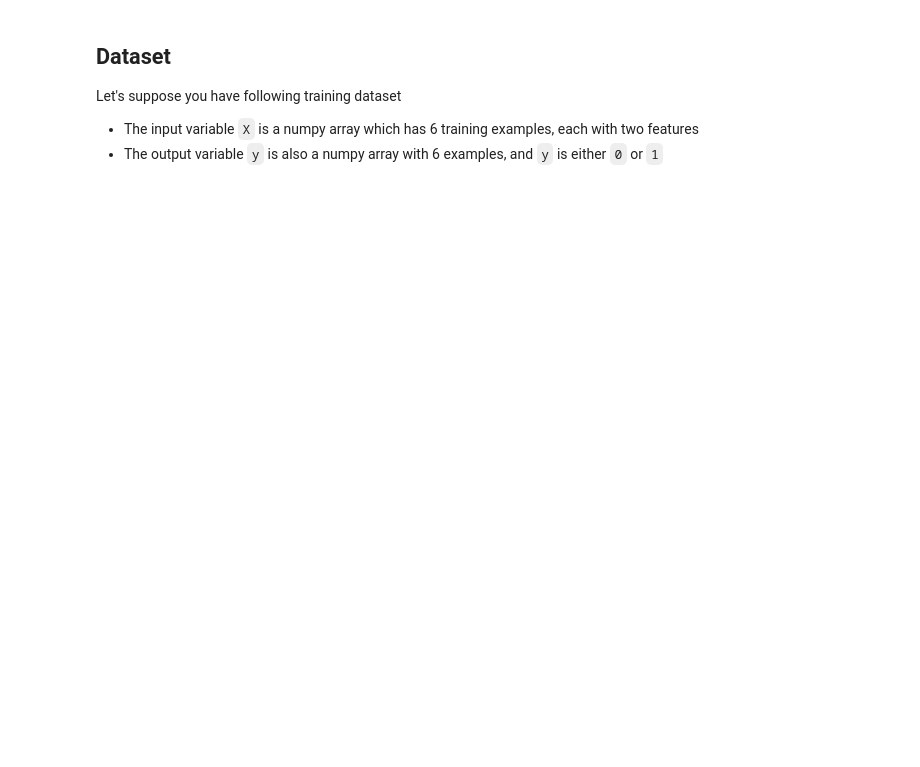
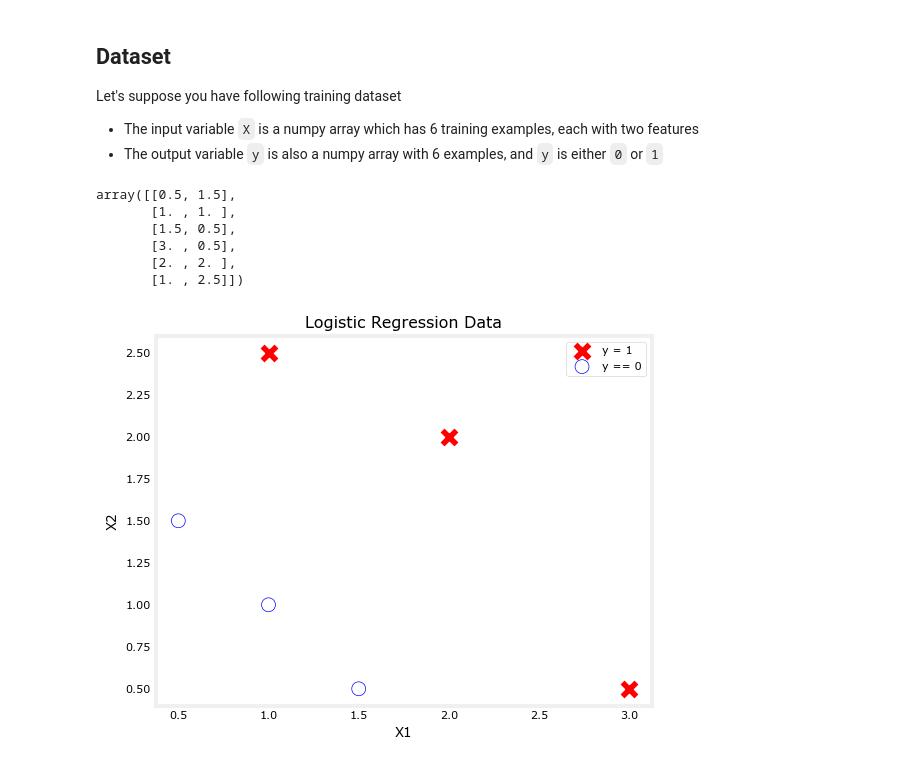
Before and after one commit to RicardoBastardoGH/ai-ml-engineer-transition-code, a Jupyter notebook: machine-learning/supervised-learning/logistic_regression/logistic_regression_and_decision_boundry.ipynb, the cells around one changed output. Saved outputs shown, nothing was run; the diff lists cells and outputs as text; code cells hidden in the pictures; blank space fills up the shorter version.

Commit message:
Logistic Regression, Decision Boundary

```diff
--- a/machine-learning/supervised-learning/logistic_regression/logistic_regression_and_decision_boundry.ipynb
+++ b/machine-learning/supervised-learning/logistic_regression/logistic_regression_and_decision_boundry.ipynb
@@ -22,3 +20,37 @@ Let's suppose you have following training dataset
 # %%
 X = np.array([[0.5, 1.5], [1,1], [1.5, 0.5], [3, 0.5], [2, 2], [1, 2.5]])
 y = np.array([0, 0, 0, 1, 1, 1]).reshape(-1,1)
+
+X
+# %% [output]
+array([[0.5, 1.5],
+       [1. , 1. ],
+       [1.5, 0.5],
+       [3. , 0.5],
+       [2. , 2. ],
+       [1. , 2.5]])
+# %%
+# 1. Separamos los índices basados en el valor de 'y'
+# Usamos .reshape(-1) para que sea un array unidimensional y sirva de filtro
+pos = (y == 1).reshape(-1)
+neg = (y == 0).reshape(-1)
+# %%
+# 2. Creamos el plot
+plt.figure()
+# Plot the coodinates where y == 1 (whit an 'x')
+plt.scatter(X[pos, 0], X[pos,1], marker='x', c='red', label='y = 1', s=100)
+#  Plot the cppdinates where y == 0 (whit an 'o')
+plt.scatter(X[neg, 0], X[neg, 1], marker='o', edgecolors='blue', facecolors='none', label='y == 0', s=100)
+
+plt.title
+
+# Personalización del gráfico
+plt.xlabel('X1')
+plt.ylabel('X2')
+plt.title('Logistic Regression Data')
+plt.legend()
+# plt.grid(True, linestyle='--', alpha=0.6)
+
+plt.show()
+# %% [output]
+[figure, added]
```
Also changed, not shown: parts of 7 cells of this notebook.
